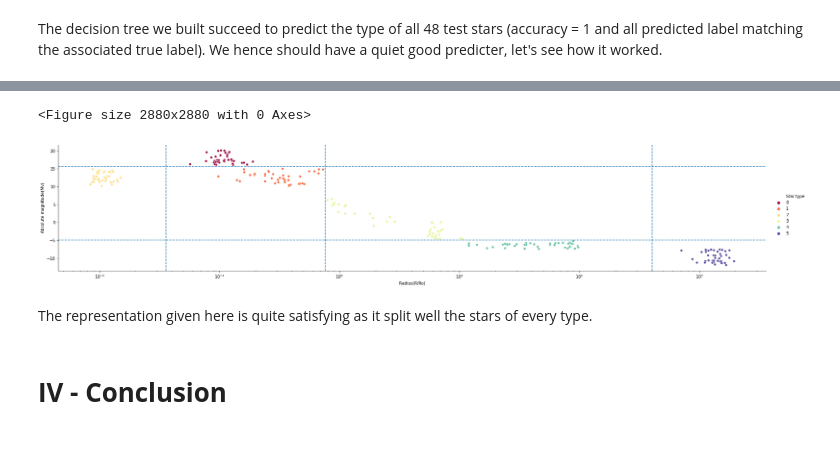
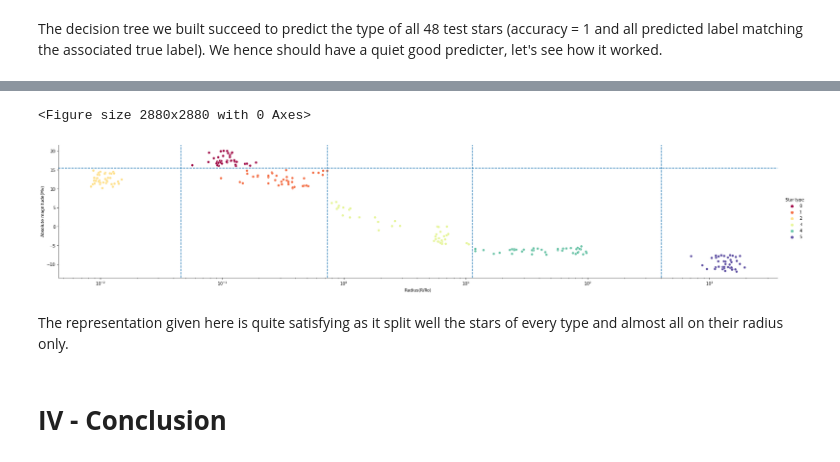
Before and after one commit to ThomLlobEce/Portfolio, a Jupyter notebook: A_new_way_to_visualize_star_types_induces_by_Machine_Learning.ipynb, the cells around one changed output, grey strips where cells are left out. Cells and saved outputs as stored; diff of their text form; code cells hidden in the pictures.

Commit message:
Update Star Classification file

```diff
--- a/A_new_way_to_visualize_star_types_induces_by_Machine_Learning.ipynb
+++ b/A_new_way_to_visualize_star_types_induces_by_Machine_Learning.ipynb
@@ -225,6 +225,6 @@ We can also see here that the color (-0.44 < color correlations factor < 0. 39)
 # %% [markdown]
 Then, we will drop all colors columns and all spectral type columns for a first try.
 # %%
-df.drop(['A', 'B', 'F', 'G', 'K', 'M', 'O', 'Blue', 'Orange', 'Red', 'White', 'Yellow', 'Temperature (K)', 'Luminosity(L/Lo)'], axis=1, inplace=True)
+df.drop(['A', 'B', 'F', 'G', 'K', 'M', 'O', 'Blue', 'Orange', 'Red', 'White', 'Yellow'], axis=1, inplace=True)
 df
 # %% [output]
@@ -337,0 +372,2 @@ Let's plot a graphic of the absolute magnitude in function of the radius.
+# %%
+df.drop(['Temperature (K)', 'Luminosity(L/Lo)'], axis = 1, inplace=True)
@@ -338,28 +412,28 @@ Let's plot a graphic of the absolute magnitude in function of the radius.
 # %%
 figure= plt.figure(figsize=(40,40))
 
 g = sns.relplot(x="Radius(R/Ro)", y="Absolute magnitude(Mv)", hue="Star type", legend="full", palette="Spectral", aspect=5,data=df)
 
 
 ax = g.fig.axes[0]
 
 # Adding the split lines from the decision tree
 # Magnitudes
-ax.axhline(15.495, ls='--')
-ax.axhline(-4.905, ls='--')
+ax.axhline(15.53, ls='--')
 
 # Radiuses
-ax.axvline(0.036, ls='--')
-ax.axvline(0.763, ls='--')
 ax.axvline(403.45, ls='--')
+ax.axvline(11.3, ls='--')
+ax.axvline(0.735, ls='--')
+ax.axvline(0.046, ls='--')
 
 # Since the radius goes from 10^-2 to 10^3, setting the x scale to logarithmic to enhance lisibility.
 ax.set_xscale("log")
 # %% [output]
 <Figure size 2880x2880 with 0 Axes>
-[figure, old version]
+[figure, new version]
 # %% [markdown]
-The representation given here is quite satisfying as it split well the stars of every type.
+The representation given here is quite satisfying as it split well the stars of every type and almost all on their radius only.
 # %% [markdown]
 # **IV - Conclusion**
 # %% [markdown]
```
Also changed, not shown: parts of 26 cells of this notebook.
